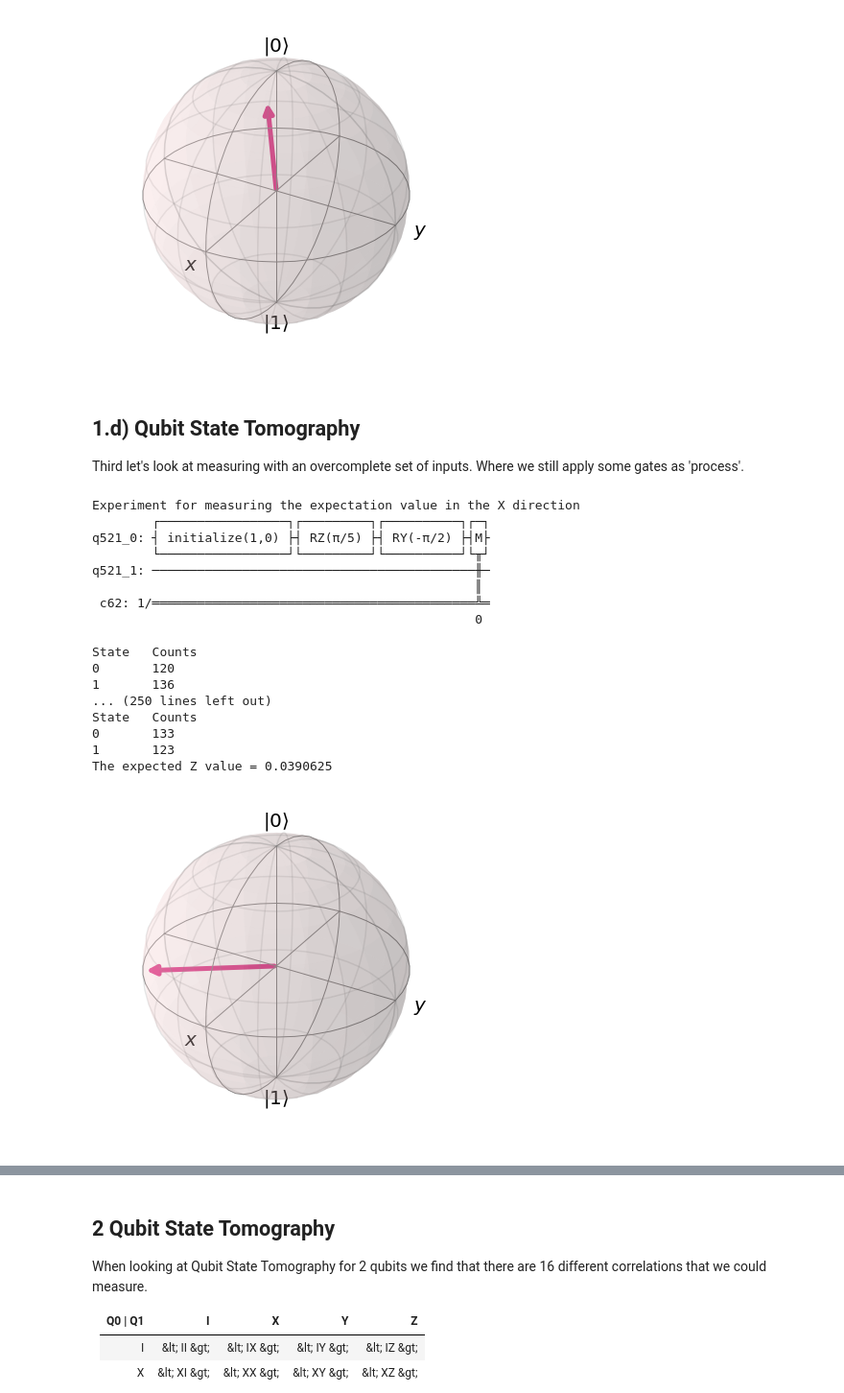
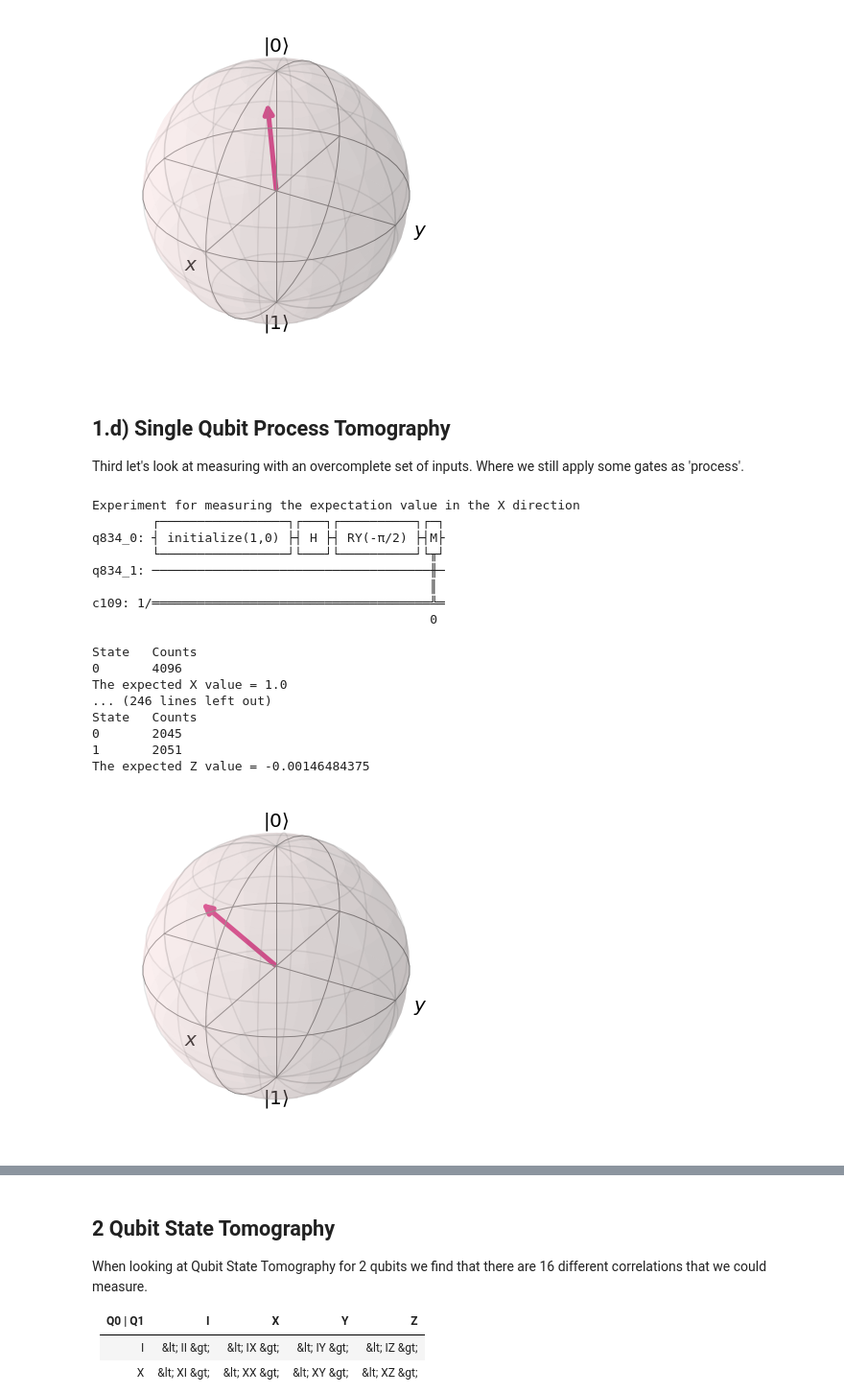
Before and after one commit to joostvdzalm/Internation-QI-team, a Jupyter notebook: Qubit Process Tomography.ipynb, the cells around one changed output, grey strips where cells are left out. Shown at 96% size. Cells and saved outputs as stored; diff of their text form; code cells hidden in the pictures.

Commit message:
We wrote the code for one and two qubit process tomography

```diff
--- a/Qubit Process Tomography.ipynb
+++ b/Qubit Process Tomography.ipynb
@@ -186,19 +188,35 @@ The expected Z value = 0.7265625
 After the experiments we find the following bloch vector [-0.015625, -0.0859375, 0.7265625]
 [figure]
 # %% [markdown]
-## 1.d) Qubit State Tomography
+## 1.d) Single Qubit Process Tomography
 Third let's look at measuring with an overcomplete set of inputs. Where we still apply some gates as 'process'.
 # %%
 # The states we have here are the following: ['0', '1', '+', '-', 'i', '-i']
 states = [np.array([1,0]),np.array([0,1]),1/np.sqrt(2) * np.array([1,1]), \
           1/np.sqrt(2) * np.array([1,-1]), 1/np.sqrt(2) * np.array([1, complex(0,1)]), 1/np.sqrt(2) * np.array([1, complex(0,-1)])]
 possible_directions = ['X', 'Y', 'Z']
-expected_values = np.zeros((6,3))
+expected_values = np.zeros((6,4))
+
+pauli_x = np.array([[0,1],[1,0]])
+pauli_y = np.array([[0,complex(0,-1)],[complex(0,1),0]])
+pauli_z = np.array([[1,0],[0,-1]])
+
+input_expected_values = np.zeros((6,4))
 
 j=0
 for initial_state in states:
-    i=0
+    input_expected_values[j,0] = 1
+    expected_values[j,0] = 1
+    i=1
     for direction in possible_directions:
+
+        if direction == 'X' :
+            input_expected_values[j,i] = np.real(np.matrix(initial_state).conjugate() * pauli_x * np.matrix(initial_state).transpose())
+        if direction == 'Y' :
+            input_expected_values[j,i] = np.real(np.matrix(initial_state).conjugate() * pauli_y * np.matrix(initial_state).transpose())
+        if direction == 'Z' :
+            input_expected_values[j,i] = np.real(np.matrix(initial_state).conjugate() * pauli_z * np.matrix(initial_state).transpose())
+
         print('Experiment for measuring the expectation value in the', direction, 'direction')
 
         ## Setting up experiment
@@ -210,52 +228,55 @@ for initial_state in states:
         circuit.initialize(initial_state, 0)  # Initialize the 0th qubit using a complex vector
 
 
-        circuit.rz(math.pi/5,0)           # Rotate by pi/5 around the z-axis
+        #circuit.rz(math.pi/5,0)           # Rotate by pi/5 around the z-axis
+        #circuit.rx(math.pi,0)             # Rotate by pi around the x-axis
+        circuit.h(0)                      # Apply a hadamard gate
 
         if direction == 'X' :
             circuit.ry(-math.pi/2, 0)
         elif direction == 'Y' :
             circuit.rx(math.pi/2, 0)
         circuit.measure(q[0],c)           # Do a measurement in the standard basis
         print(circuit)                    # Circuit can simply be printed in this way
 
         ## Measuring the the expected value
-        number_of_shots = 256
+        number_of_shots = 4096
         qi_job = qk.execute(circuit, backend=qi_backend, shots=number_of_shots)
         qi_result = qi_job.result()
         histogram = qi_result.get_counts(circuit)
         print('\nState\tCounts')
         expected_value = 0
         for state, counts in histogram.items():
             print('{0}\t{1}'.format(state, counts))
             expected_value += (-1)**int(state) * int(counts)
         expected_values[j,i] = expected_value / number_of_shots
         print('The expected', direction, 'value =', str(expected_values[j,i]),'\n\n')
         i += 1
     j += 1
 
+
 qk.visualization.plot_bloch_vector(expected_values[0])
 qk.visualization.plot_bloch_vector(expected_values[1])
 qk.visualization.plot_bloch_vector(expected_values[2])
 qk.visualization.plot_bloch_vector(expected_values[3])
 qk.visualization.plot_bloch_vector(expected_values[4])
 qk.visualization.plot_bloch_vector(expected_values[5])
 # %% [output]
 Experiment for measuring the expectation value in the X direction
-        ┌─────────────────┐┌─────────┐┌──────────┐┌─┐
-q521_0: ┤ initialize(1,0) ├┤ RZ(π/5) ├┤ RY(-π/2) ├┤M├
-        └─────────────────┘└─────────┘└──────────┘└╥┘
-q521_1: ───────────────────────────────────────────╫─
-                                                   ║
- c62: 1/═══════════════════════════════════════════╩═
-                                                   0
+        ┌─────────────────┐┌───┐┌──────────┐┌─┐
+q834_0: ┤ initialize(1,0) ├┤ H ├┤ RY(-π/2) ├┤M├
+        └─────────────────┘└───┘└──────────┘└╥┘
+q834_1: ─────────────────────────────────────╫─
+                                             ║
+c109: 1/═════════════════════════════════════╩═
+                                             0
 
 State   Counts
-0       120
-1       136
-... (250 lines left out)
+0       4096
+The expected X value = 1.0
+... (246 lines left out)
 State   Counts
-0       133
-1       123
-The expected Z value = 0.0390625
+0       2045
+1       2051
+The expected Z value = -0.00146484375
-[figure, old version]
+[figure, new version]
```
Also changed, not shown: parts of 11 cells of this notebook.
